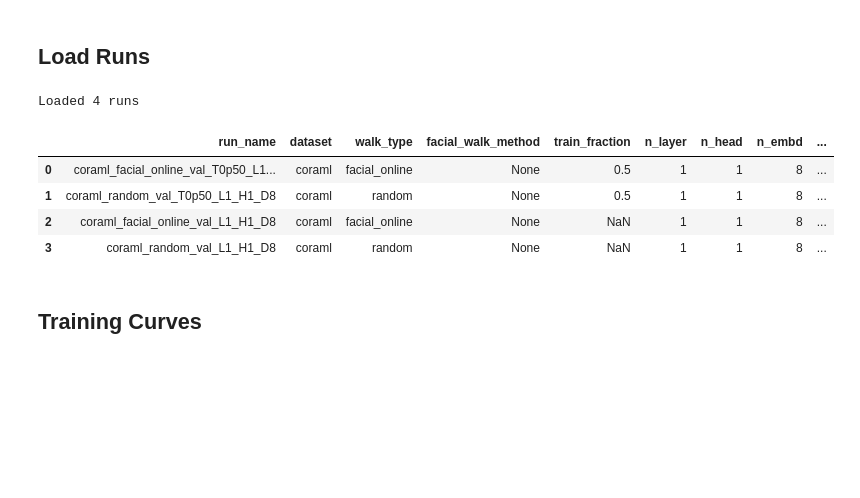
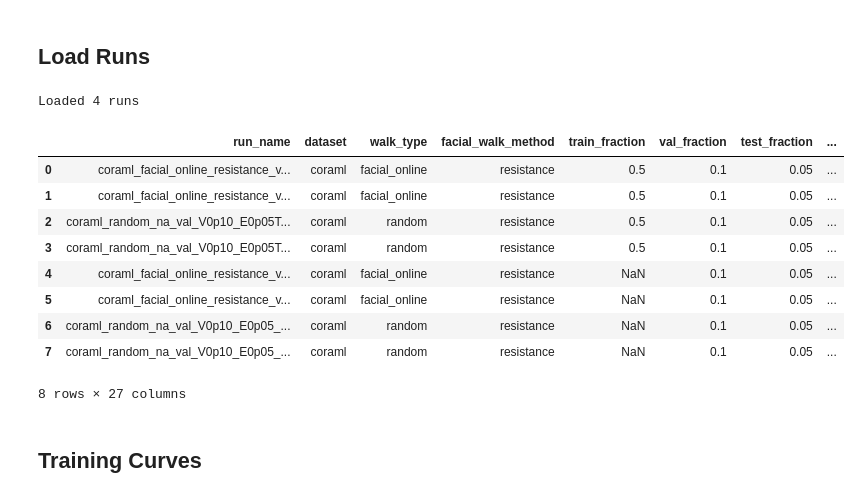
Before and after one commit to rbmuk/facialgen, a Jupyter notebook: plots.ipynb, the cells around one changed output. Cells and saved outputs as stored; diff of their text form; code cells hidden in the pictures; blank space fills up the shorter version.

```diff
--- a/plots.ipynb
+++ b/plots.ipynb
@@ -43,7 +43,7 @@ selected_runs = [
 
 # If left empty, the notebook will auto-discover all child directories under runs_root.
 if not selected_runs:
-    selected_runs = sorted([p for p in runs_root.glob('*') if p.is_dir()])
+    selected_runs = sorted([p for p in runs_root.glob('*') if p.is_dir() and not p.name.startswith('!')])
 
 print('selected_runs =')
 for p in selected_runs:
@@ -127,16 +156,28 @@ def best_val_epoch(history: pd.DataFrame):
 ## Load Runs
 # %%
 runs = [load_run_artifacts(Path(p)) for p in selected_runs]
-summary_df = pd.DataFrame([summarize_run(run) for run in runs])
-summary_df = summary_df.sort_values(['dataset', 'train_fraction', 'walk_type', 'facial_walk_method'], na_position='last').reset_index(drop=True)
+summary_rows = []
+for run in runs:
+    summary_rows.extend(summarize_run_rows(run))
+summary_df = pd.DataFrame(summary_rows)
+if not summary_df.empty:
+    summary_df = summary_df.sort_values(
+        ['dataset', 'train_fraction', 'walk_type', 'facial_walk_method', 'final_generated_walks'],
+        na_position='last',
+    ).reset_index(drop=True)
 print(f'Loaded {len(runs)} runs')
 display(summary_df)
 # %% [output]
 Loaded 4 runs
-|  | run_name | dataset | walk_type | facial_walk_method | train_fraction | n_layer | n_head | n_embd | ... |
-| 0 | coraml_facial_online_val_T0p50_L1... | coraml | facial_online | None | 0.5 | 1 | 1 | 8 | ... |
-| 1 | coraml_random_val_T0p50_L1_H1_D8 | coraml | random | None | 0.5 | 1 | 1 | 8 | ... |
-| 2 | coraml_facial_online_val_L1_H1_D8 | coraml | facial_online | None | NaN | 1 | 1 | 8 | ... |
-| 3 | coraml_random_val_L1_H1_D8 | coraml | random | None | NaN | 1 | 1 | 8 | ... |
+|  | run_name | dataset | walk_type | facial_walk_method | train_fraction | val_fraction | test_fraction | ... |
+| 0 | coraml_facial_online_resistance_v... | coraml | facial_online | resistance | 0.5 | 0.1 | 0.05 | ... |
+| 1 | coraml_facial_online_resistance_v... | coraml | facial_online | resistance | 0.5 | 0.1 | 0.05 | ... |
+| 2 | coraml_random_na_val_V0p10_E0p05T... | coraml | random | resistance | 0.5 | 0.1 | 0.05 | ... |
+| 3 | coraml_random_na_val_V0p10_E0p05T... | coraml | random | resistance | 0.5 | 0.1 | 0.05 | ... |
+| 4 | coraml_facial_online_resistance_v... | coraml | facial_online | resistance | NaN | 0.1 | 0.05 | ... |
+| 5 | coraml_facial_online_resistance_v... | coraml | facial_online | resistance | NaN | 0.1 | 0.05 | ... |
+| 6 | coraml_random_na_val_V0p10_E0p05_... | coraml | random | resistance | NaN | 0.1 | 0.05 | ... |
+| 7 | coraml_random_na_val_V0p10_E0p05_... | coraml | random | resistance | NaN | 0.1 | 0.05 | ... |
+8 rows × 27 columns
 # %% [markdown]
 ## Training Curves
```
Also changed, not shown: parts of 9 cells of this notebook, 4 other files.
